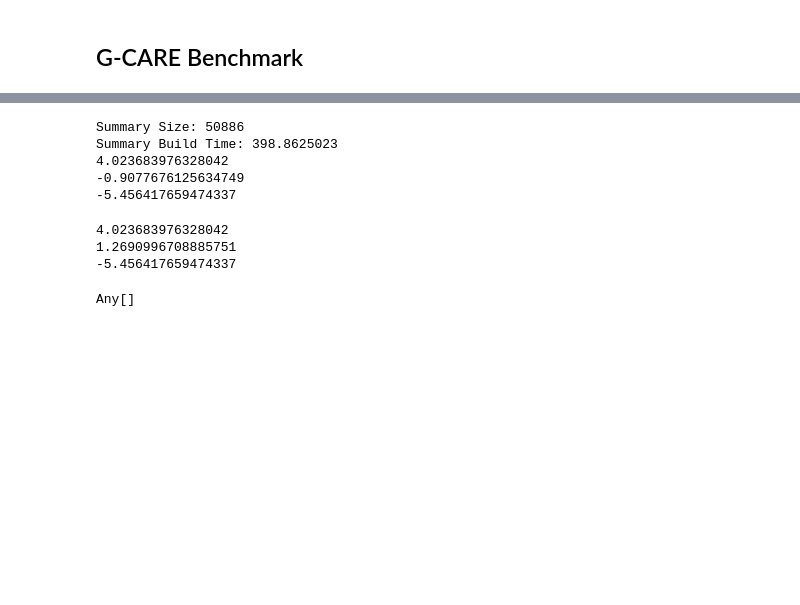
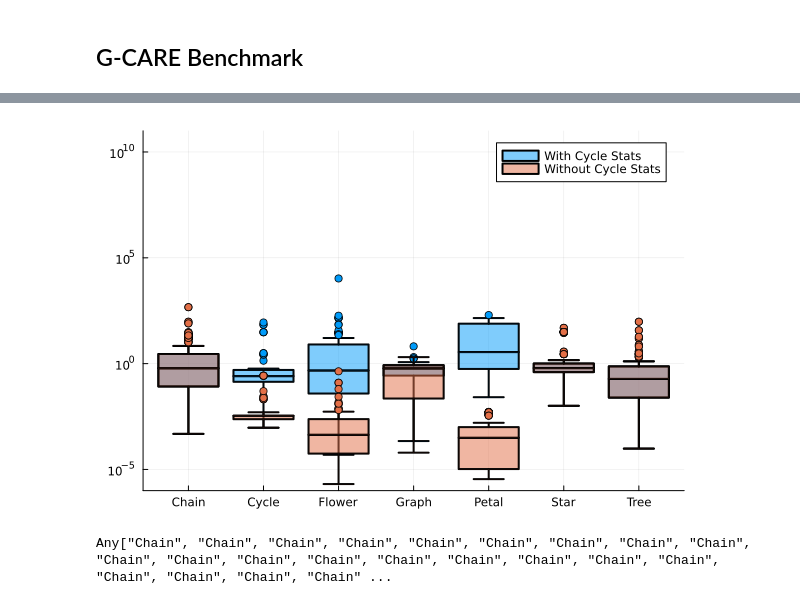
Before and after one commit to uwdb/color, a Jupyter notebook: g-care.ipynb, the cells around one changed output, grey strips where cells are left out. Cells and saved outputs as stored; diff of their text form; code cells hidden in the pictures; blank space fills up the shorter version.

```diff
--- a/g-care.ipynb
+++ b/g-care.ipynb
@@ -184,70 +229,12 @@ println(minimum([log10(x[2]) for x in aids_relative_errors]))
-# %%
-# calculate using the new stored statistics
-using Statistics
-aids_query_directories = ["/queryset/aids/Chain_3/",
-"/queryset/aids/Chain_6/",
-"/queryset/aids/Chain_9/",
-"/queryset/aids/Chain_12/",
-"/queryset/aids/Cycle_3/",
-"/queryset/aids/Cycle_6/",
-"/queryset/aids/Flower_6/",
-"/queryset/aids/Flower_9/",
-"/queryset/aids/Flower_12/",
-"/queryset/aids/Graph_3/",
-"/queryset/aids/Graph_6/",
-"/queryset/aids/Graph_9/",
-"/queryset/aids/Graph_12/",
-"/queryset/aids/Petal_6/",
-"/queryset/aids/Petal_9/",
-"/queryset/aids/Petal_12/",
-"/queryset/aids/Star_3/",
-"/queryset/aids/Star_6/",
-"/queryset/aids/Star_9/",
-"/queryset/aids/Tree_3/",
-"/queryset/aids/Tree_6/",
-"/queryset/aids/Tree_9/",
-"/queryset/aids/Tree_12/"]
-aids_query_paths = [readdir(pwd() * dir, join=true) for dir in aids_query_directories]
-aids_query_paths = [(aids_query_paths...)...]
-aids_exact_sizes = []
-aids_bounds = []
-aids_relative_errors = []
-println("Summary Size: ", summary_size[1])
-println("Summary Build Time: ", build_time[1])
-for query_path in aids_query_paths
-    #println("Query: ", query_path)
-    id_and_query = load_query(query_path)
-    id = id_and_query[1]
-    query = id_and_query[2]
-    bound_results = @timed get_cardinality_bounds(query, color_summaries[1], usingStoredStats = true)
-    #println(bound_results[1])
-    gcare_size = load_true_cardinality(replace(query_path, "queryset"=>"TrueCardinalities"))
-    # println("Bound Time: ", bound_results[2])
-    # println("Exact Size: ", gcare_size)
-    # println("Bound [Lower, Avg, Upper]: ", bound_results[1])
-    # println("Relative Error [Lower, Avg, Upper]: ", bound_results[1]./gcare_size)
-    bound_results[1][2] = max(1, bound_results[1][2])
-    push!(aids_exact_sizes, gcare_size)
-    push!(aids_bounds, bound_results[1])
-    push!(aids_relative_errors, bound_results[1] ./ gcare_size)
-end
-println(maximum([log10(x[2]) for x in aids_relative_errors]))
-println(mean([log10(x[2]) for x in aids_relative_errors]))
-println(minimum([log10(x[2]) for x in aids_relative_errors]))
-# %% [output]
-Summary Size: 50886
-Summary Build Time: 398.8625023
-4.023683976328042
--0.9077676125634749
--5.456417659474337
-# %%
-println(maximum([log10(x[2]) for x in aids_relative_errors]))
-println(mean([abs(log10(x[2])) for x in aids_relative_errors]))
-println(minimum([log10(x[2]) for x in aids_relative_errors]))
-# %% [output]
-4.023683976328042
-1.2690996708885751
--5.456417659474337
+# %%
+StatsPlots.boxplot(aids_query_types, [x[2] for x in aids_relative_errors_with_stats],  yscale=:log10, fillalpha=0.5, linewidth=2, label="With Cycle Stats", ylims=[10^-6, 10^11], yticks=[10^-5, 1, 10^5, 10^10])
+StatsPlots.boxplot!(aids_query_types, [x[2] for x in aids_relative_errors],  yscale=:log10, fillalpha=0.5, linewidth=2, label="Without Cycle Stats")
+# %% [output]
+[figure, added]
+# %%
+print(data[!,"QueryType"])
+# %% [output]
+Any["Chain", "Chain", "Chain", "Chain", "Chain", "Chain", "Chain", "Chain", "Chain", "Chain", "Chain", "Chain", "Chain", "Chain", "Chain", "Chain", "Chain", "Chain", "Chain", "Chain", "Chain", "Chain" ...
 # %%
 lubm80_query_paths = ["lubm80/lubm80_Q2.txt",
 # "lubm80/lubm80_Q4.txt",
@@ -283,9 +270,5 @@ for query_path in lubm80_query_paths
     push!(bounds, bound_results[1])
     push!(relativeErrors, bound_results[1] ./ gcare_size)
 end
-# %%
-relativeErrors
-# %% [output]
-Any[]
 # %%
 exactSizes
```
Also changed, not shown: parts of 12 cells of this notebook, 2 other files.
